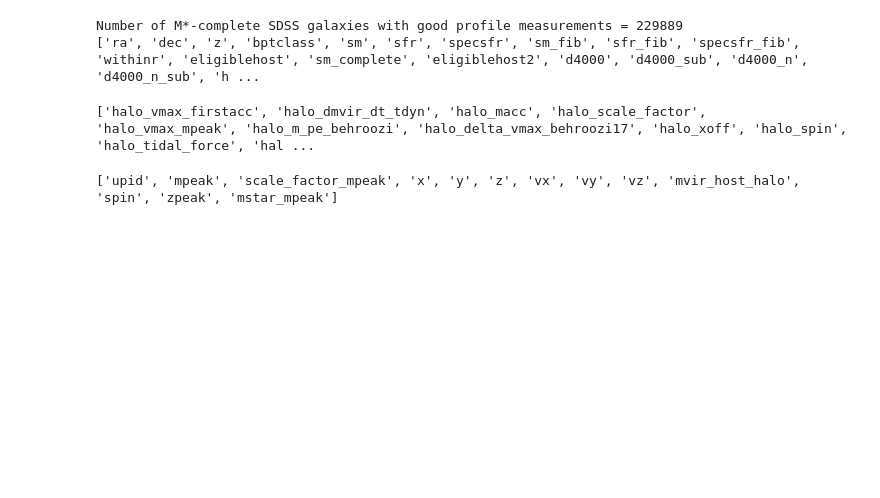
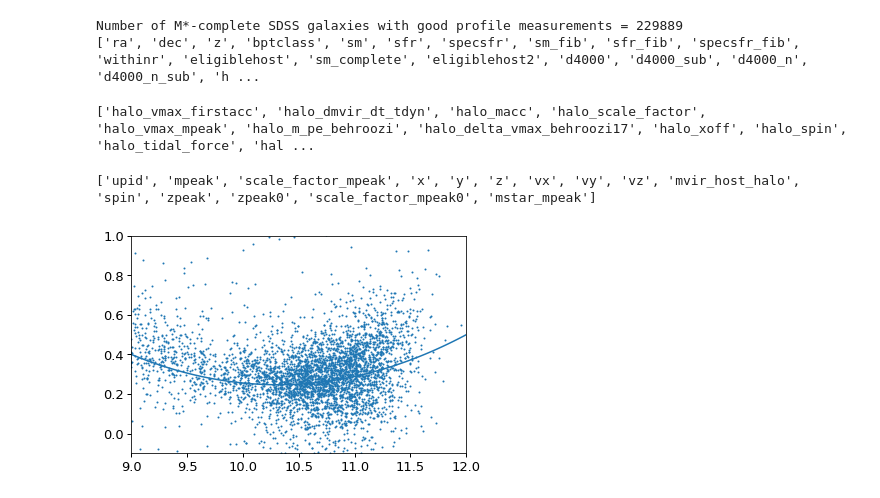
Before and after one commit to aphearin/galsize_models, a Jupyter notebook: notebooks/simple_composite_size_modeling.ipynb, the cells around one changed output. Drawn from its saved outputs; the diff is of its cells as text; code cells hidden in the pictures; blank space fills up the shorter version.

```diff
--- a/notebooks/simple_composite_size_modeling.ipynb
+++ b/notebooks/simple_composite_size_modeling.ipynb
@@ -21,6 +21,7 @@ model = Moster13SmHm()
 ['halo_vmax_firstacc', 'halo_dmvir_dt_tdyn', 'halo_macc', 'halo_scale_factor', 'halo_vmax_mpeak', 'halo_m_pe_behroozi', 'halo_delta_vmax_behroozi17', 'halo_xoff', 'halo_spin', 'halo_tidal_force', 'hal ...
 # %%
 zpeak = 1./halocat.halo_table['halo_scale_factor_mpeak'] - 1.
+
 mstar_unity_h = model.mc_stellar_mass(prim_haloprop=halocat.halo_table['halo_mpeak'],
                                      redshift=zpeak)
 mstar_mpeak = mstar_unity_h/halocat.cosmology.h/halocat.cosmology.h
@@ -39,8 +40,33 @@ for key in keys_from_halo_catalog:
     mock[key[5:]] = halocat.halo_table[key][mstar_mask]
 mock['zpeak'] = zpeak[mstar_mask]
 
+cenmask = mock['scale_factor_mpeak'] > 1
+mock['zpeak0'] = mock['zpeak']
+mock['zpeak0'][cenmask] = 0.
+mock['scale_factor_mpeak0'] = mock['scale_factor_mpeak']
+mock['scale_factor_mpeak0'][cenmask] = 1.
+
 mock['mstar_mpeak'] = mstar_mpeak[mstar_mask]
 print(mock.keys())
 # %% [output]
-['upid', 'mpeak', 'scale_factor_mpeak', 'x', 'y', 'z', 'vx', 'vy', 'vz', 'mvir_host_halo', 'spin', 'zpeak', 'mstar_mpeak']
+['upid', 'mpeak', 'scale_factor_mpeak', 'x', 'y', 'z', 'vx', 'vy', 'vz', 'mvir_host_halo', 'spin', 'zpeak', 'zpeak0', 'scale_factor_mpeak0', 'mstar_mpeak']
+# %%
+fig, ax = plt.subplots(1, 1)
+
+__=ax.scatter(sdss['sm'][::50], sdss['logsm_bell03_meert15'][::50]-sdss['sm'][::50], s=1)
+
+xlim=ax.set_xlim(9, 12)
+ylim = ax.set_ylim(-.1, 1)
+
+
+from halotools.empirical_models import solve_for_polynomial_coefficients
+
+abscissa = 9, 10.5, 12
+ordinates = 0.4, 0.25, 0.5
+a0, a1, a2 = solve_for_polynomial_coefficients(abscissa, ordinates)
+
+x = np.linspace(9, 12, 100)
+__=ax.plot(x, a0 + a1*x + a2*x*x)
+# %% [output]
+[figure, added]
 # %%
```
Also changed, not shown: parts of 22 cells of this notebook.
